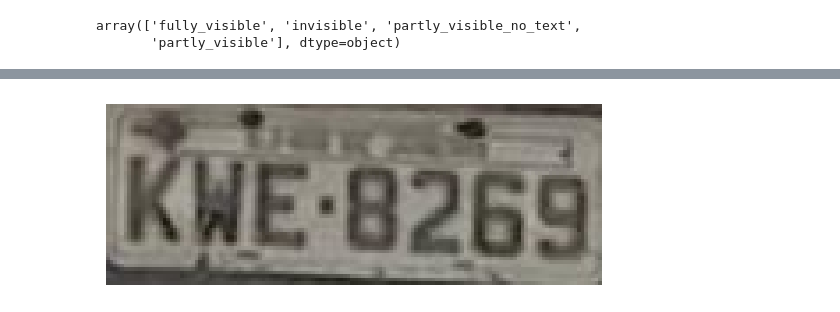
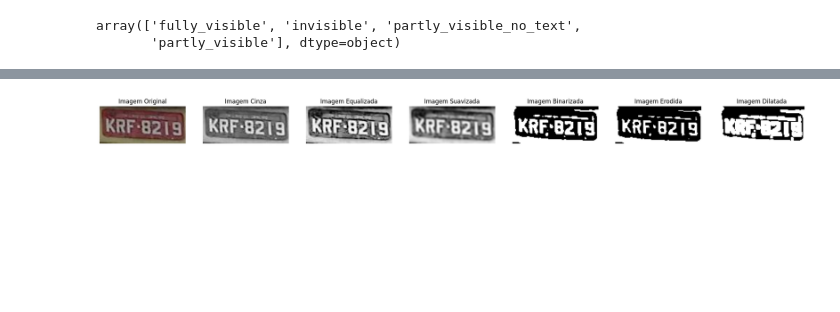
Before and after one commit to HerbertMariano/OCR_UFRRJ, a Jupyter notebook: Untitled-1.ipynb, the cells around one changed output, grey strips where cells are left out. Cells and saved outputs as stored; diff of their text form; code cells hidden in the pictures; blank space fills up the shorter version.

```diff
--- a/Untitled-1.ipynb
+++ b/Untitled-1.ipynb
@@ -169,6 +123,31 @@ NIEp269
-# %%
-plt.imshow(cv2.cvtColor(plate_img, cv2.COLOR_BGR2RGB))
-plt.axis('off')
-plt.show()
-# %% [output]
-[figure, removed]
+# %%
+kernel = np.ones((2, 2), np.uint8)
+plate_img = transforms_pipeline(1)
+imagem_cinza = cv2.cvtColor(plate_img, cv2.COLOR_BGR2GRAY)
+imagem_equalizada = cv2.equalizeHist(imagem_cinza)
+imagem_suavizada = cv2.GaussianBlur(imagem_equalizada, (5, 5), 0)
+imagem_binarizada = cv2.threshold(imagem_suavizada, 0, 255, cv2.THRESH_BINARY + cv2.THRESH_OTSU)[1]
+imagem_erodida = cv2.erode(imagem_binarizada, kernel, iterations=1)
+imagem_dilatada = cv2.dilate(imagem_binarizada, kernel, iterations=2)
+
+fig, ax = plt.subplots(1, 7, figsize=(26, 8))
+ax[0].imshow(cv2.cvtColor(plate_img, cv2.COLOR_BGR2RGB))
+ax[0].set_title('Imagem Original')
+ax[1].imshow(imagem_cinza, cmap='gray')
+ax[1].set_title('Imagem Cinza')
+ax[2].imshow(imagem_equalizada, cmap='gray')
+ax[2].set_title('Imagem Equalizada')
+ax[3].imshow(imagem_suavizada, cmap='gray')
+ax[3].set_title('Imagem Suavizada')
+ax[4].imshow(imagem_binarizada, cmap='gray')
+ax[4].set_title('Imagem Binarizada')
+ax[5].imshow(imagem_erodida, cmap='gray')
+ax[5].set_title('Imagem Erodida')
+ax[6].imshow(imagem_dilatada, cmap='gray')
+ax[6].set_title('Imagem Dilatada')
+
+for i in range(7):
+    ax[i].axis('off')
+plt.show()
+# %% [output]
+[figure, added]
```
Also changed, not shown: parts of 15 cells of this notebook.
